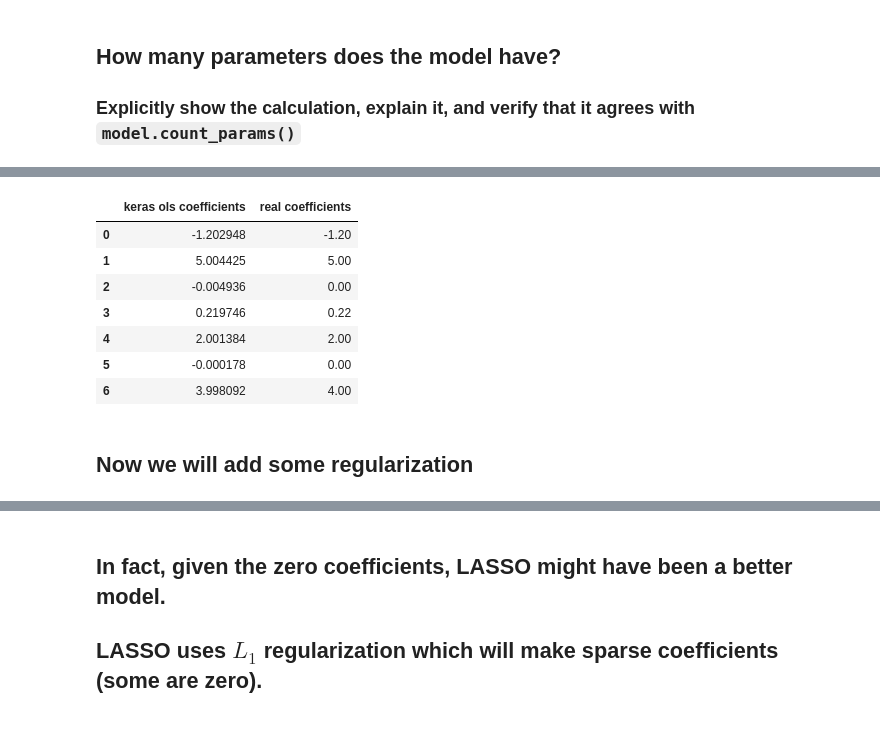
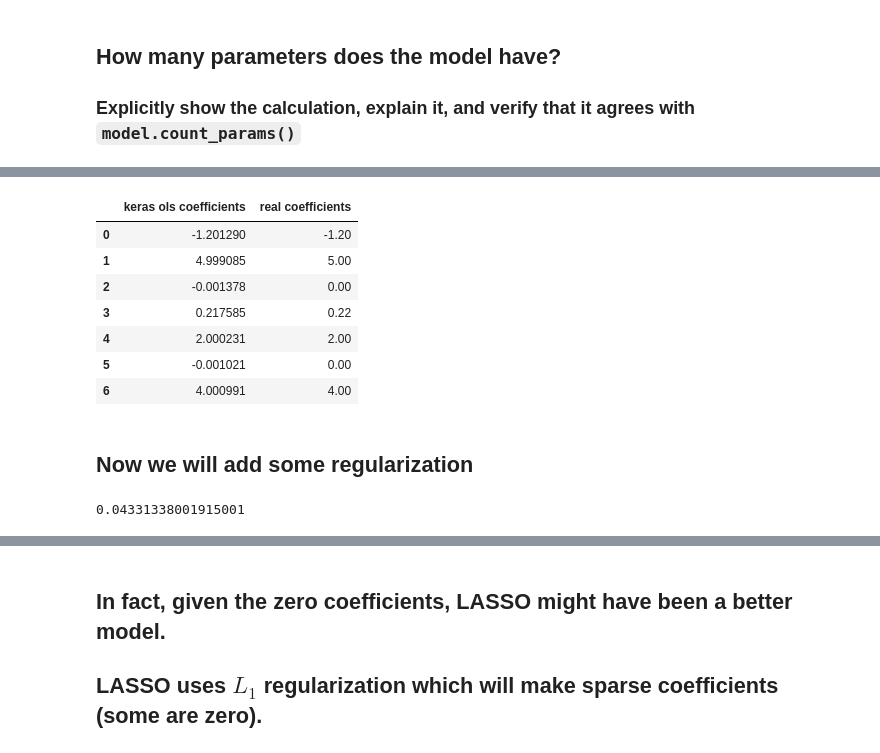
Before and after one commit to dansmith11235/ml_finance, a Jupyter notebook: hw1/H_homework_1.ipynb, the cells around one changed output, grey strips where cells are left out. Saved outputs shown, nothing was run; the diff lists cells and outputs as text; code cells hidden in the pictures.

```diff
--- a/hw1/H_homework_1.ipynb
+++ b/hw1/H_homework_1.ipynb
@@ -55,6 +67,7 @@ x_train.shape, y_train.shape
 # %%
 
 # insert code to make predictions here
-# ...
-# lin_reg_predictions = ...
+lin_reg = LinearRegression()
+lin_reg.fit(x_train, y_train)
+lin_reg_predictions = lin_reg.predict(x_test)
 mean_squared_error(y_test, lin_reg_predictions)
@@ -71,9 +95,10 @@ def plot_model_in_notebook(model):
 # %%
 # Now we will use keras to solve the same problem
 K.clear_session()
-#input_data = Input(shape=FIXME)
-# add model definition here
-# keras_lin_reg = ...
+input_data = Input(shape=(x_train.shape[1],))
+output = Dense(1, activation='linear')(input_data)
+keras_lin_reg = Model(input_data, output)
+keras_lin_reg.compile(optimizer=RMSprop(lr=2e-3, decay=1e-5), loss='mse', metrics=['accuracy'])
 # don't forget to compile your model
 # %%
 
@@ -88,0 +115,3 @@ plot_model_in_notebook(keras_lin_reg)  # to be removed
+# %%
+keras_lin_reg.fit(x_train, y_train, epochs=1000, verbose=0)
+mean_squared_error(y_test, keras_lin_reg.predict(x_test))
@@ -89,17 +130,17 @@ plot_model_in_notebook(keras_lin_reg)  # to be removed
 # %%
 # find the coefficients
-# keras_ols_coefs = ...
+keras_ols_coefs = keras_lin_reg.layers[1].get_weights()[0].flatten()
 
 pd.Series(keras_ols_coefs, name='keras ols coefficients').to_frame().join(pd.Series(coefs, name='real coefficients'))
 # %% [output]
 |  | keras ols coefficients | real coefficients |
-| 0 | -1.202948 | -1.20 |
-| 1 | 5.004425 | 5.00 |
-| 2 | -0.004936 | 0.00 |
-| 3 | 0.219746 | 0.22 |
-| 4 | 2.001384 | 2.00 |
-| 5 | -0.000178 | 0.00 |
-| 6 | 3.998092 | 4.00 |
+| 0 | -1.201290 | -1.20 |
+| 1 | 4.999085 | 5.00 |
+| 2 | -0.001378 | 0.00 |
+| 3 | 0.217585 | 0.22 |
+| 4 | 2.000231 | 2.00 |
+| 5 | -0.001021 | 0.00 |
+| 6 | 4.000991 | 4.00 |
 # %% [markdown]
 ## Now we will add some regularization
 # %%
@@ -114,4 +157,6 @@ plot_model_in_notebook(keras_ridge_model)  # to be removed
 # %%
-# keras_ridge_model.fit(...
-# mean_squared_error(y_test, keras_ridge_model.predict(x_test))
+keras_ridge_model.fit(x_train, y_train, epochs=1000, verbose=0, batch_size=256, shuffle=True)
+mean_squared_error(y_test, keras_ridge_model.predict(x_test))
+# %% [output]
+0.04331338001915001
 # %%
```
Also changed, not shown: parts of 33 cells of this notebook.
